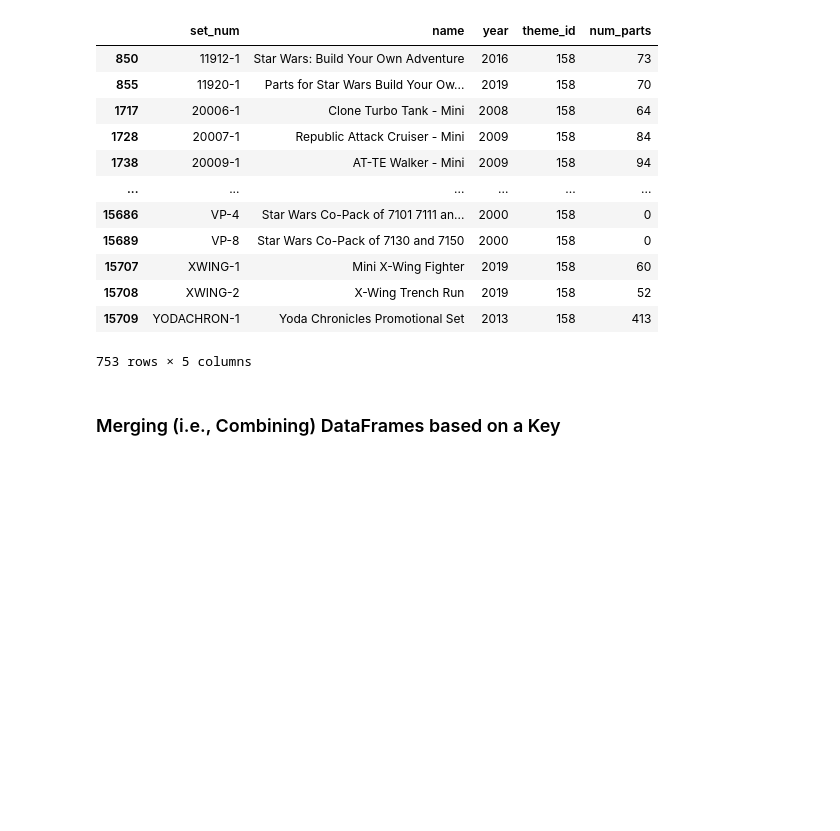
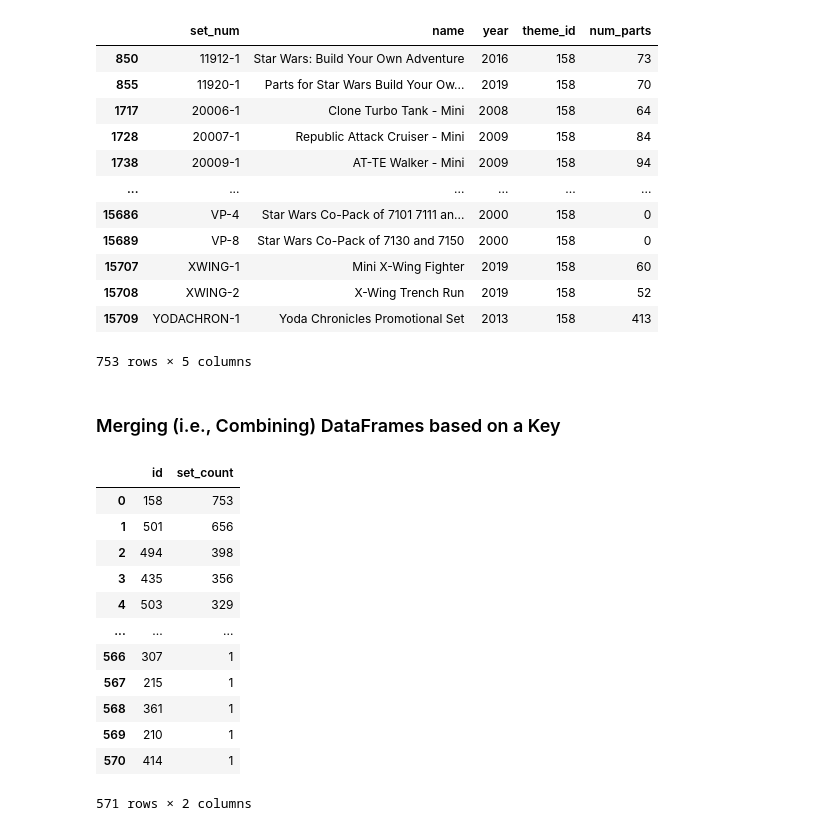
Before and after one commit to Xor01/Analyzing-LEGO-dataset, a Jupyter notebook: Lego_Analysis_for_Course_(start).ipynb, the cells around one changed output. Saved outputs shown, nothing was run; the diff lists cells and outputs as text; code cells hidden in the pictures; blank space fills up the shorter version.

Commit message:
merge set_df on themes_df

```diff
--- a/Lego_Analysis_for_Course_(start).ipynb
+++ b/Lego_Analysis_for_Course_(start).ipynb
@@ -322,3 +322,21 @@ set_df[set_df.theme_id == 158]
 753 rows × 5 columns
 # %% [markdown]
 ### Merging (i.e., Combining) DataFrames based on a Key
+# %%
+set_themes_num = pd.DataFrame({'id': set_themes_num.index, 'set_count':set_themes_num.values})
+# %%
+set_themes_num
+# %% [output]
+|  | id | set_count |
+| 0 | 158 | 753 |
+| 1 | 501 | 656 |
+| 2 | 494 | 398 |
+| 3 | 435 | 356 |
+| 4 | 503 | 329 |
+| ... | ... | ... |
+| 566 | 307 | 1 |
+| 567 | 215 | 1 |
+| 568 | 361 | 1 |
+| 569 | 210 | 1 |
+| 570 | 414 | 1 |
+571 rows × 2 columns
```
Also changed, not shown: parts of 1 cell of this notebook.
